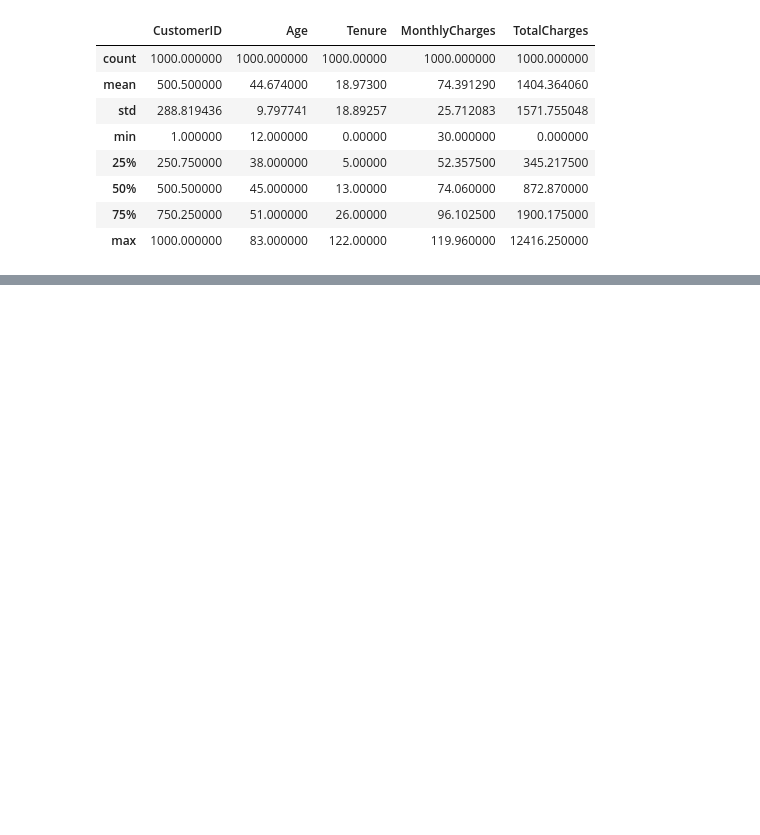
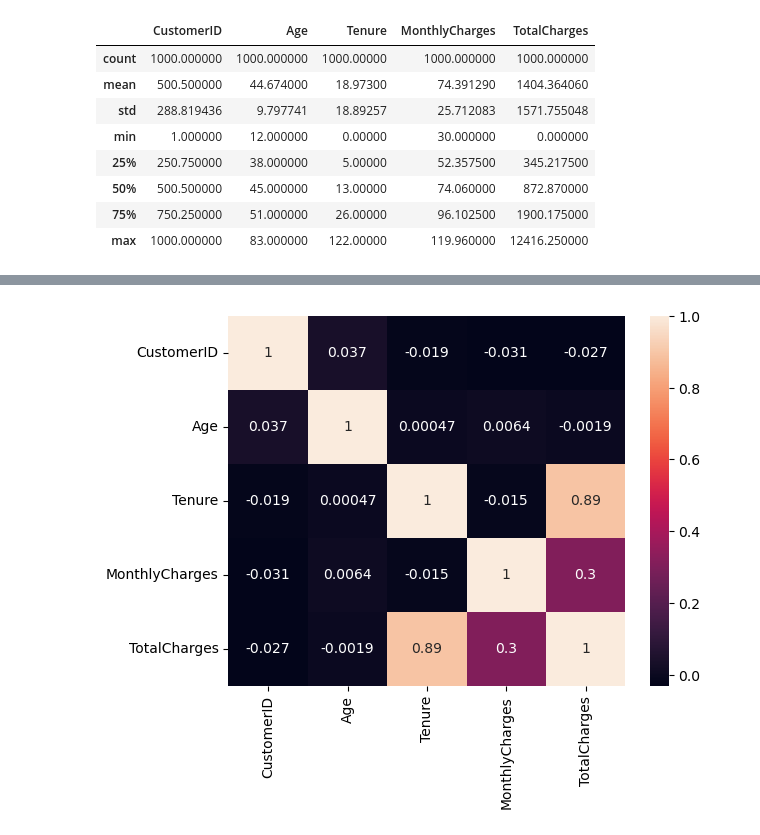
Before and after one commit to Advitiya-yadav/CustomerChurnProject, a Jupyter notebook: Analysis_prediction.ipynb, the cells around one changed output, grey strips where cells are left out. Cells and saved outputs as stored; diff of their text form; code cells hidden in the pictures; blank space fills up the shorter version.

```diff
--- a/Analysis_prediction.ipynb
+++ b/Analysis_prediction.ipynb
@@ -96,5 +97,5 @@ df.describe()
 | 75% | 750.250000 | 51.000000 | 26.00000 | 96.102500 | 1900.175000 |
 | max | 1000.000000 | 83.000000 | 122.00000 | 119.960000 | 12416.250000 |
 # %%
-numerical_columns=df.select_dtypes(exclude='object')
-categorial_columns=df.select_dtypes(include='object')
+numerical_columns=df.select_dtypes(include=['number']) #This will select only numerical value datatypes
+# numerical_columns=df.select_dtypes(exclude='object') This will also select numerical values, but it will also take in other datatypes that are NOT object hence this will not work out
@@ -100,0 +118,6 @@ categorial_columns=df.select_dtypes(include='object')
+# %%
+#This will help us see which features are highly co related and which are not hence helping us select the right features
+sns.heatmap(numerical_columns.corr(),annot=True)
+plt.show()
+# %% [output]
+[figure, added]
```
Also changed, not shown: parts of 12 cells of this notebook.
